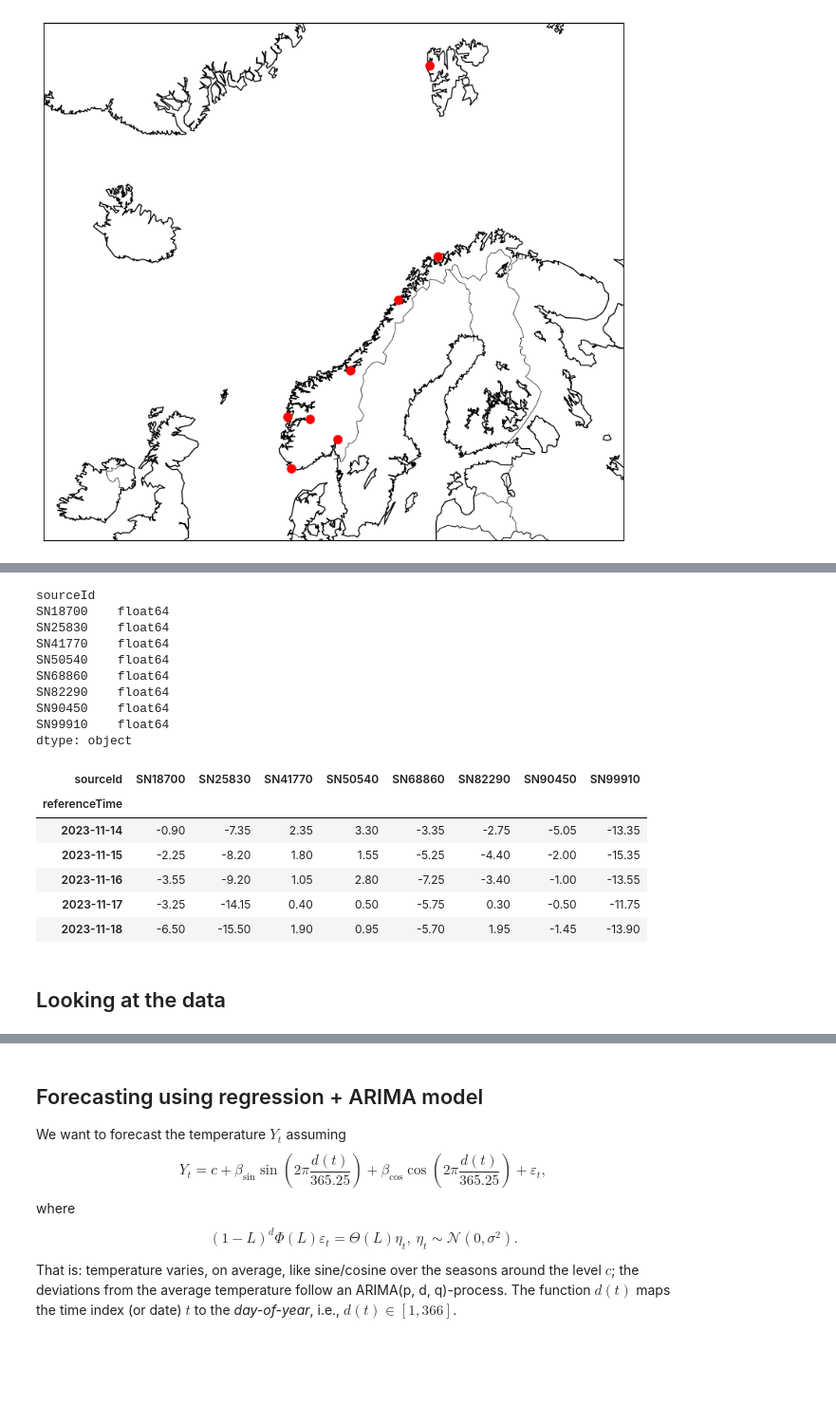
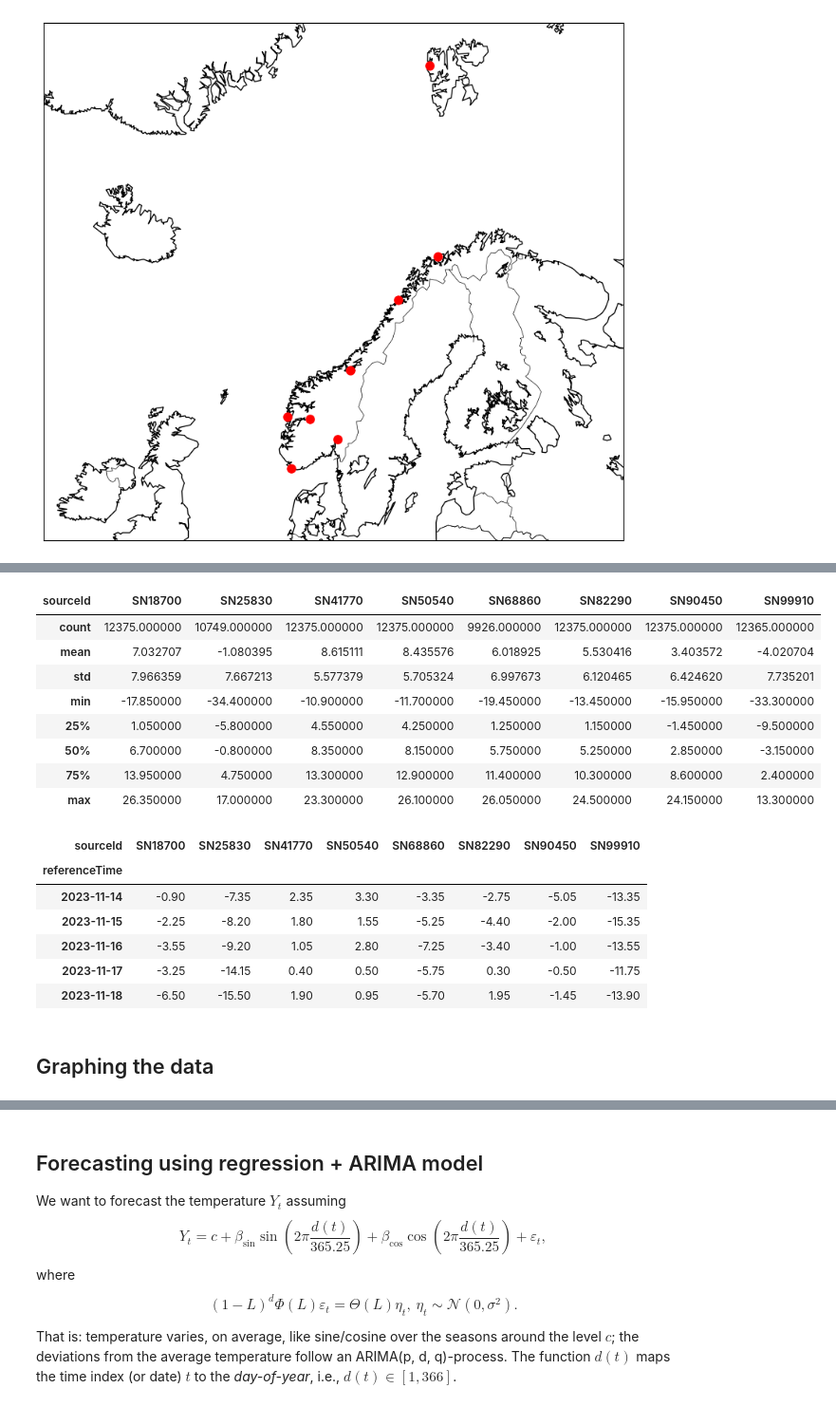
Before and after one commit to magnushelliesen/frost-weather-data, a Jupyter notebook: frost-weather-data.ipynb, the cells around one changed output, grey strips where cells are left out. Shown at 95% size. Drawn from its saved outputs; the diff is of its cells as text; code cells hidden in the pictures; blank space fills up the shorter version.

```diff
--- a/frost-weather-data.ipynb
+++ b/frost-weather-data.ipynb
@@ -118,19 +137,16 @@ else:
 # %%
-# Store JSON to DataFrame and do some data wrangling
-df = pd.json_normalize(json.get('data'), 'observations', ['sourceId', 'referenceTime'])
-df = df[['sourceId', 'referenceTime', 'value']]
-df['sourceId'] = df['sourceId'].str[:-2]
+# Some data wrangling/re-shaping
 df = df.groupby(['sourceId', 'referenceTime'], as_index=False).mean()
 df['referenceTime'] = pd.PeriodIndex(df['referenceTime'], freq='d')
 df = df.pivot(index='referenceTime', columns='sourceId', values='value')
+df.describe()
 # %% [output]
-sourceId
-SN18700    float64
-SN25830    float64
-SN41770    float64
-SN50540    float64
-SN68860    float64
-SN82290    float64
-SN90450    float64
-SN99910    float64
-dtype: object
+| sourceId | SN18700 | SN25830 | SN41770 | SN50540 | SN68860 | SN82290 | SN90450 | SN99910 |
+| count | 12375.000000 | 10749.000000 | 12375.000000 | 12375.000000 | 9926.000000 | 12375.000000 | 12375.000000 | 12365.000000 |
+| mean | 7.032707 | -1.080395 | 8.615111 | 8.435576 | 6.018925 | 5.530416 | 3.403572 | -4.020704 |
+| std | 7.966359 | 7.667213 | 5.577379 | 5.705324 | 6.997673 | 6.120465 | 6.424620 | 7.735201 |
+| min | -17.850000 | -34.400000 | -10.900000 | -11.700000 | -19.450000 | -13.450000 | -15.950000 | -33.300000 |
+| 25% | 1.050000 | -5.800000 | 4.550000 | 4.250000 | 1.250000 | 1.150000 | -1.450000 | -9.500000 |
+| 50% | 6.700000 | -0.800000 | 8.350000 | 8.150000 | 5.750000 | 5.250000 | 2.850000 | -3.150000 |
+| 75% | 13.950000 | 4.750000 | 13.300000 | 12.900000 | 11.400000 | 10.300000 | 8.600000 | 2.400000 |
+| max | 26.350000 | 17.000000 | 23.300000 | 26.100000 | 26.050000 | 24.500000 | 24.150000 | 13.300000 |
@@ -139,15 +153,16 @@ df.summary()
-# %%
-df.tail()
-# %% [output]
-| sourceId | SN18700 | SN25830 | SN41770 | SN50540 | SN68860 | SN82290 | SN90450 | SN99910 |
-| referenceTime |  |  |  |  |  |  |  |  |
-| 2023-11-14 | -0.90 | -7.35 | 2.35 | 3.30 | -3.35 | -2.75 | -5.05 | -13.35 |
-| 2023-11-15 | -2.25 | -8.20 | 1.80 | 1.55 | -5.25 | -4.40 | -2.00 | -15.35 |
-| 2023-11-16 | -3.55 | -9.20 | 1.05 | 2.80 | -7.25 | -3.40 | -1.00 | -13.55 |
-| 2023-11-17 | -3.25 | -14.15 | 0.40 | 0.50 | -5.75 | 0.30 | -0.50 | -11.75 |
-| 2023-11-18 | -6.50 | -15.50 | 1.90 | 0.95 | -5.70 | 1.95 | -1.45 | -13.90 |
+# %%
+# Looking at a slice of the final data
+df.tail()
+# %% [output]
+| sourceId | SN18700 | SN25830 | SN41770 | SN50540 | SN68860 | SN82290 | SN90450 | SN99910 |
+| referenceTime |  |  |  |  |  |  |  |  |
+| 2023-11-14 | -0.90 | -7.35 | 2.35 | 3.30 | -3.35 | -2.75 | -5.05 | -13.35 |
+| 2023-11-15 | -2.25 | -8.20 | 1.80 | 1.55 | -5.25 | -4.40 | -2.00 | -15.35 |
+| 2023-11-16 | -3.55 | -9.20 | 1.05 | 2.80 | -7.25 | -3.40 | -1.00 | -13.55 |
+| 2023-11-17 | -3.25 | -14.15 | 0.40 | 0.50 | -5.75 | 0.30 | -0.50 | -11.75 |
+| 2023-11-18 | -6.50 | -15.50 | 1.90 | 0.95 | -5.70 | 1.95 | -1.45 | -13.90 |
 # %% [markdown]
-## Looking at the data
+## Graphing the data
 # %%
 # Plot temperature time-series for selected stations
 for i, col in enumerate(df.columns):
```
Also changed, not shown: parts of 8 cells of this notebook.
